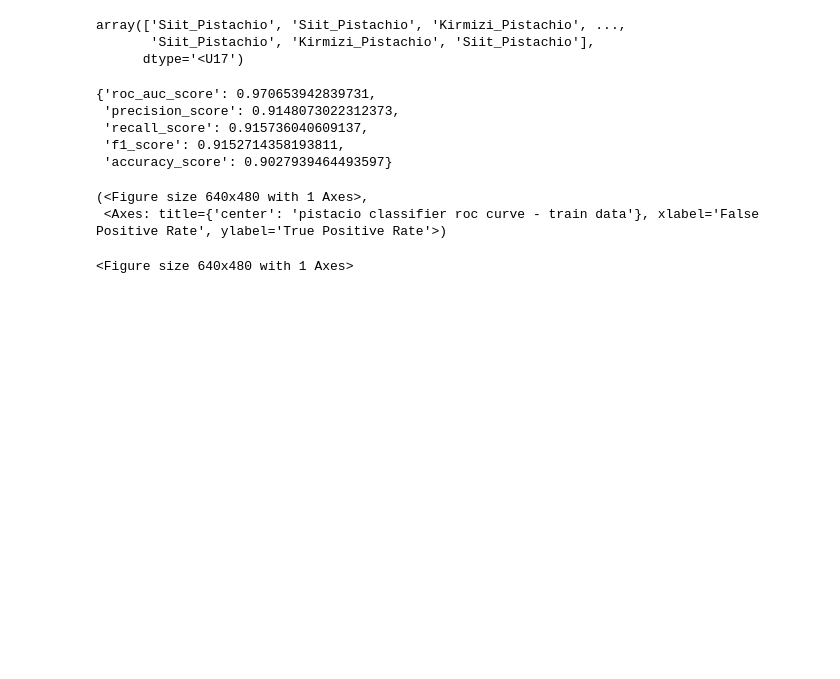
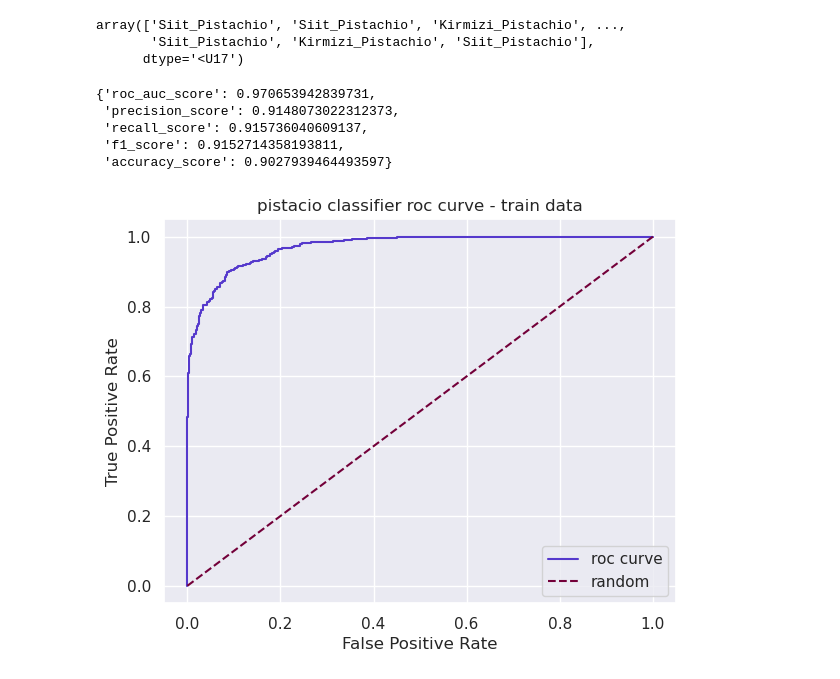
Before and after one commit to petethegreat/pistachio_mlops, a Jupyter notebook: notebook/pistachio.ipynb, the cells around one changed output. Cells and saved outputs as stored; diff of their text form; code cells hidden in the pictures; blank space fills up the shorter version.

Commit message:
roc plot showing

```diff
--- a/notebook/pistachio.ipynb
+++ b/notebook/pistachio.ipynb
@@ -590,8 +590,8 @@ sns.set()
 
 def make_roc_plot(predicted_probs, actual_classes, title: str="ROC curve", xlabel='False Positive Rate',ylabel: str='True Positive Rate'):
     """make a roc curve"""
-    tpr, fpr, _ = roc_curve(actual_classes, predicted_probs)
-    fig = plt.Figure()
+    fpr, tpr, _ = roc_curve(actual_classes, predicted_probs)
+    fig = plt.figure()
     ax = fig.add_axes([0.1,0.1,0.8,0.8])
     ax.plot(fpr, tpr, color=sns.xkcd_rgb['blurple'], label='roc curve')
     ax.plot([0.0, 1.0],[0.0, 1.0], color=sns.xkcd_rgb['merlot'], linestyle='--', label='random')
@@ -603,16 +603,12 @@ def make_roc_plot(predicted_probs, actual_classes, title: str="ROC curve", xlabe
     return fig, ax
 
 
-make_roc_plot(train_predicted_probs, Yy, title='pistacio classifier roc curve - train data')
+fig, ax = make_roc_plot(train_predicted_probs, Yy, title='pistacio classifier roc curve - train data')
+fig.savefig('./figures/train_roc_plot.png')
-# %% [output]
-(<Figure size 640x480 with 1 Axes>,
- <Axes: title={'center': 'pistacio classifier roc curve - train data'}, xlabel='False Positive Rate', ylabel='True Positive Rate'>)
-# %%
-import matplotlib as mpl
-mpl.use('AGG')
-display(roc_fig_train)
-# %% [output]
-<Figure size 640x480 with 1 Axes>
+# %%
+fig
+# %% [output]
+[figure, added]
 # %%
 # for x in train.columns:
 #     schema = schema.update_column(x, nullable=False)
```
Also changed, not shown: parts of 1 cell of this notebook, 2 other files.
